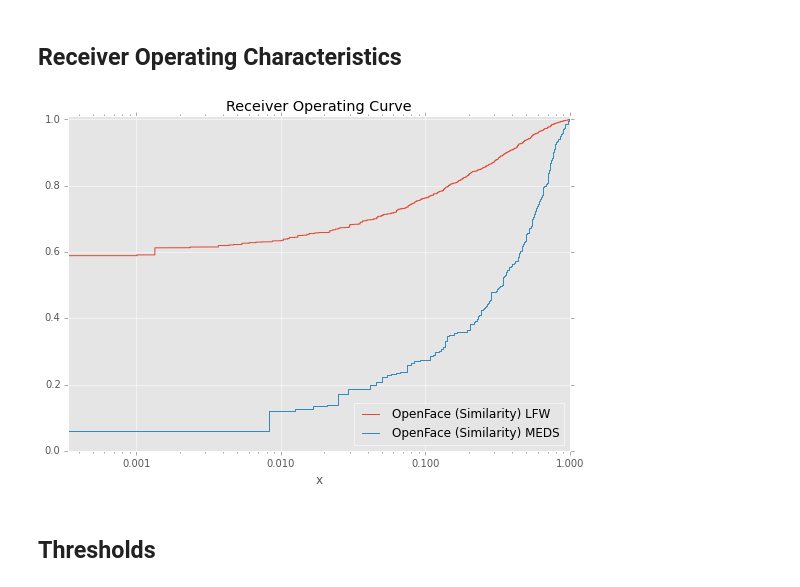
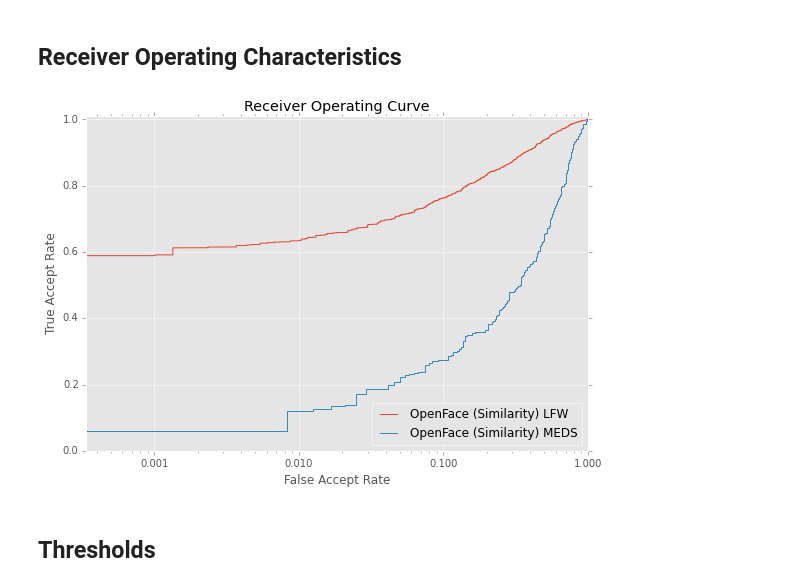
Before and after one commit to clemme/biometricsystems2016-frs, a Jupyter notebook: openface/evaluation/OpenFace_Evaluation.ipynb, the cells around one changed output. Saved outputs shown, nothing was run; the diff lists cells and outputs as text; code cells hidden in the pictures.

```diff
--- a/openface/evaluation/OpenFace_Evaluation.ipynb
+++ b/openface/evaluation/OpenFace_Evaluation.ipynb
@@ -69,34 +69,36 @@ roc_auc_meds = auc(
 false_positive_rate_meds, true_positive_rate_meds)
 
 # Display ROC curve
 """
 from pylab import rcParams
 rcParams['figure.figsize'] = 10, 7
 
 plt.title('Receiver Operating Characteristic')
 plt.plot(false_positive_rate, true_positive_rate, 'r', label='OpenFace (Similarity) LFW AUC = %0.2f'% roc_auc)
 plt.plot(false_positive_rate_meds, true_positive_rate_meds, 'b', label='OpenFace (Similarity) MEDS AUC = %0.2f'% roc_auc_meds)
 plt.legend(loc='lower right')
 #plt.plot([0,.1],[0,1],'r--')
 plt.xscale('log')
 plt.xlim([-0.0,1.0])
 plt.ylim([-0.0,1.0])
 plt.ylabel('True Positive Rate')
 plt.xlabel('False Positive Rate')
 """
 roc_lfw = pd.DataFrame({
     'x':false_positive_rate,
     'OpenFace (Similarity) LFW':true_positive_rate
 })
 roc_meds = pd.DataFrame({
     'x':false_positive_rate_meds,
     'OpenFace (Similarity) MEDS':true_positive_rate_meds
 })
 ax = roc_lfw.plot(x='x', kind='line', figsize=(9,6), title="Receiver Operating Curve", xlim=(-0.01,1.01), ylim=(0.0,1.01), logx=True)
 ax2 = roc_meds.plot(x='x', ax=ax)
+ax2.set_xlabel('False Accept Rate')
+ax2.set_ylabel('True Accept Rate')
 ax2.xaxis.set_major_formatter(FormatStrFormatter('%2.3f'))
 # %% [output]
-[figure, old version]
+[figure, new version]
 # %% [markdown]
 ## Thresholds
 # %%
```
Also changed, not shown: parts of 1 cell of this notebook.
